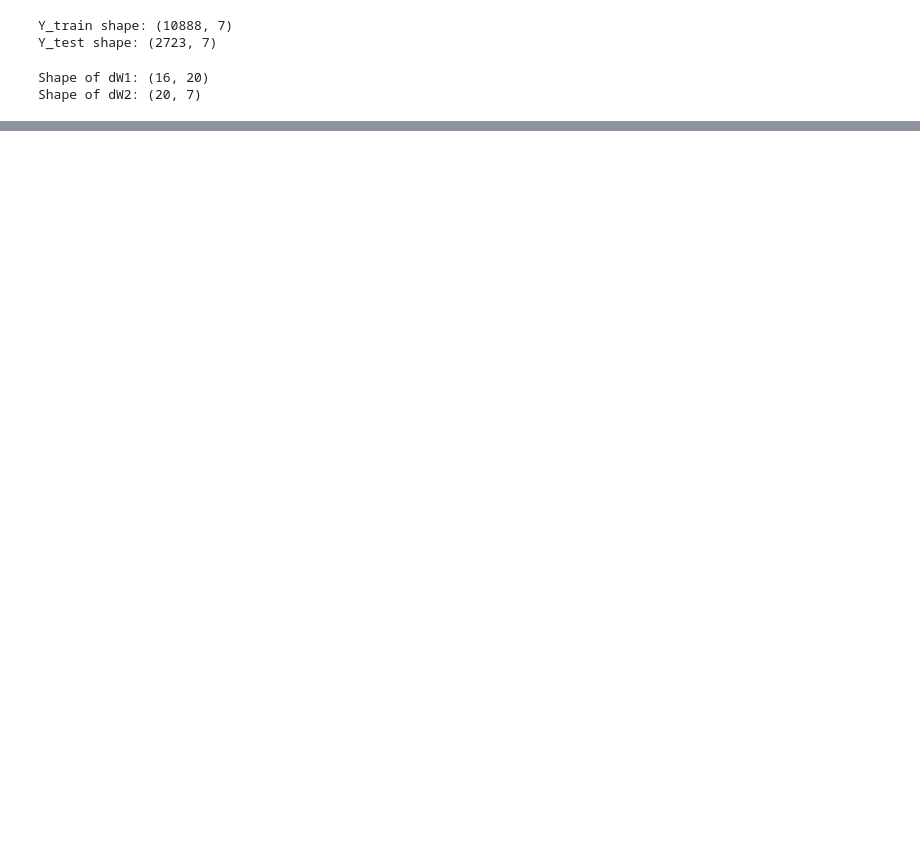
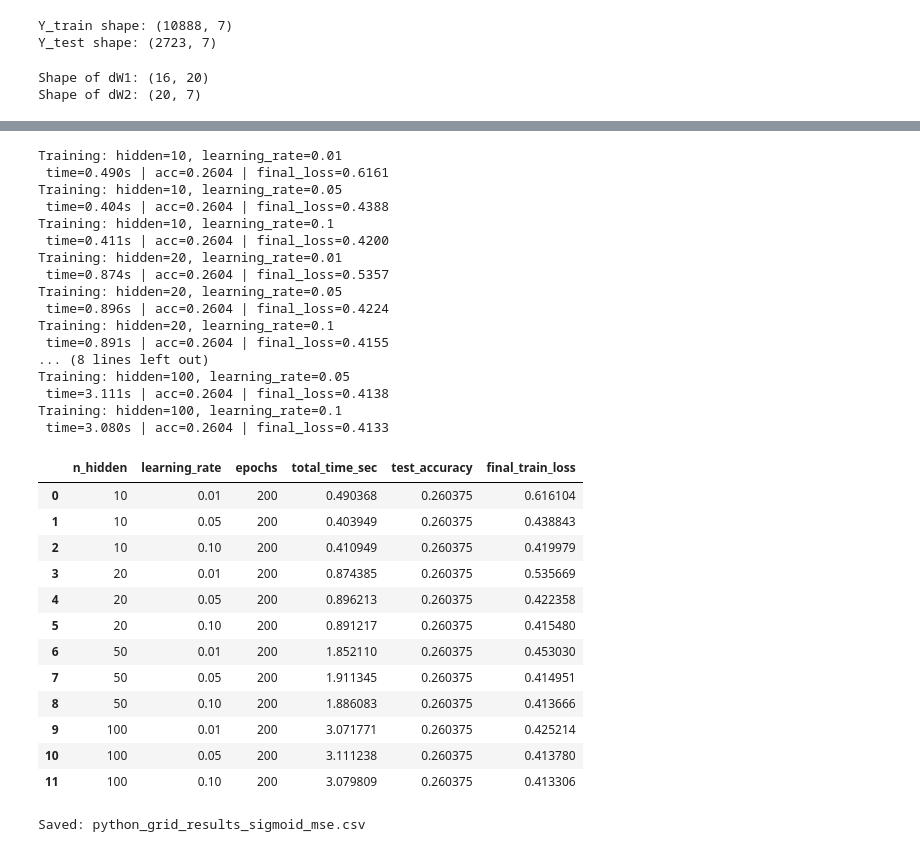
Before and after one commit to JoshNarindra/NN_Matlab_Py_Comparison, a Jupyter notebook: Untitled.ipynb, the cells around one changed output, grey strips where cells are left out. Saved outputs shown, nothing was run; the diff lists cells and outputs as text; code cells hidden in the pictures; blank space fills up the shorter version.

```diff
--- a/Untitled.ipynb
+++ b/Untitled.ipynb
@@ -199,24 +199,32 @@ def cross_entropy(y_true, y_pred):
 #Now we will proceed to the backpropagation
 
 #Define the Mean Squared Error
+def init_parameters(n_hidden, seed=42):
+    rng=np.random.default_rng(seed)
+    W1=rng.normal(0, 0.01, size=(n_input, n_hidden))
+    b1=np.zeros((1, n_hidden))
+    W2=rng.normal(0, 0.01, size=(n_hidden, n_output))
+    b2=np.zeros((1, n_output))
+    return W1, b1, W2, b2
+
 def mse_loss(y_true, y_pred):
     return 0.5*np.mean(np.sum((y_true-y_pred)**2, axis=1))
 
 def sigmoid_derivative(a):
     return a*(1-a)
 
-def backward(X, y_true, z1, a1, z2, a2):
+def backward(X, y_true, a1, a2, W2):
     N=X.shape[0]
 
     #This is the output layer
-    delta2 = ((a2 - y_true)*(a2*(1-a2)))/N
+    delta2 = ((a2 - y_true)* sigmoid_derivative(a2)) / N
 
     #These are the gradients for W and b2
     dW2 = a1.T @ delta2     #using the @ for matrix multiplication
     db2 = np.sum(delta2, axis=0, keepdims=True)
 
     #This is the hidden layer error
-    delta1 = (delta2 @ W2.T)*(a1*(1-a1))
+    delta1 = (delta2 @ W2.T)*sigmoid_derivative(a1) / N
 
     #These are the gradients for W1 and b1
     dW1 = X.T @ delta1
@@ -226,11 +234,11 @@ def backward(X, y_true, z1, a1, z2, a2):
 # %%
 #We will do a quick check to see if everything is fine
 
-z1, a1, z2, a2 = forward(X_train[:10])
-dW1, db1, dW2, db2 = backward(X_train[:10], Y_train[:10], z1, a1, z2, a2)
+z1, a1, z2, a2 = forward(X_train[:10], W1, b1, W2, b2)
+dW1, db1, dW2, db2 = backward(X_train[:10], Y_train[:10], a1, a2, W2)
 
 print("Shape of dW1:", dW1.shape)
-print("Shape of dW2:", dW2. shape)
+print("Shape of dW2:", dW2.shape)
 # %% [output]
 Shape of dW1: (16, 20)
 Shape of dW2: (20, 7)
@@ -309,3 +310,62 @@ Total training time: 0.852 seconds
+# %%
+#Now for the required grid
+
+hidden_list = [10, 20, 50, 100]
+learning_rate_list = [0.01, 0.05, 0.1]
+epochs=200
+
+results=[]
+best=None
+best_acc = -1
+
+for h in hidden_list:
+    for learning_rate in learning_rate_list:
+        print(f"Training: hidden={h}, learning_rate={learning_rate}")
+        res = train_one_setting(n_hidden=h, learning_rate=learning_rate, epochs=epochs, seed=42, record_curve=False)
+        results.append(res)
+        print(f" time={res['total_time_sec']:.3f}s | acc={res['test_accuracy']:.4f} | final_loss={res['final_train_loss']:.4f}")
+
+        if res["test_accuracy"] > best_acc:
+            best_acc = res["test_accuracy"]
+            best = (h, learning_rate)
+
+df_res  =pd.DataFrame(results).sort_values(["n_hidden", "learning_rate"]).reset_index(drop=True)
+display(df_res)
+
+df_res.to_csv("python_grid_results_sigmoid_mse.csv", index=False)
+print("Saved: python_grid_results_sigmoid_mse.csv")
+# %% [output]
+Training: hidden=10, learning_rate=0.01
+ time=0.490s | acc=0.2604 | final_loss=0.6161
+Training: hidden=10, learning_rate=0.05
+ time=0.404s | acc=0.2604 | final_loss=0.4388
+Training: hidden=10, learning_rate=0.1
+ time=0.411s | acc=0.2604 | final_loss=0.4200
+Training: hidden=20, learning_rate=0.01
+ time=0.874s | acc=0.2604 | final_loss=0.5357
+Training: hidden=20, learning_rate=0.05
+ time=0.896s | acc=0.2604 | final_loss=0.4224
+Training: hidden=20, learning_rate=0.1
+ time=0.891s | acc=0.2604 | final_loss=0.4155
+... (8 lines left out)
+Training: hidden=100, learning_rate=0.05
+ time=3.111s | acc=0.2604 | final_loss=0.4138
+Training: hidden=100, learning_rate=0.1
+ time=3.080s | acc=0.2604 | final_loss=0.4133
+|  | n_hidden | learning_rate | epochs | total_time_sec | test_accuracy | final_train_loss |
+| 0 | 10 | 0.01 | 200 | 0.490368 | 0.260375 | 0.616104 |
+| 1 | 10 | 0.05 | 200 | 0.403949 | 0.260375 | 0.438843 |
+| 2 | 10 | 0.10 | 200 | 0.410949 | 0.260375 | 0.419979 |
+| 3 | 20 | 0.01 | 200 | 0.874385 | 0.260375 | 0.535669 |
+| 4 | 20 | 0.05 | 200 | 0.896213 | 0.260375 | 0.422358 |
+| 5 | 20 | 0.10 | 200 | 0.891217 | 0.260375 | 0.415480 |
+| 6 | 50 | 0.01 | 200 | 1.852110 | 0.260375 | 0.453030 |
+| 7 | 50 | 0.05 | 200 | 1.911345 | 0.260375 | 0.414951 |
+| 8 | 50 | 0.10 | 200 | 1.886083 | 0.260375 | 0.413666 |
+| 9 | 100 | 0.01 | 200 | 3.071771 | 0.260375 | 0.425214 |
+| 10 | 100 | 0.05 | 200 | 3.111238 | 0.260375 | 0.413780 |
+| 11 | 100 | 0.10 | 200 | 3.079809 | 0.260375 | 0.413306 |
+Saved: python_grid_results_sigmoid_mse.csv
 # %%
 #Now we will create the training curves
 # %%
```
Also changed, not shown: parts of 7 cells of this notebook.
